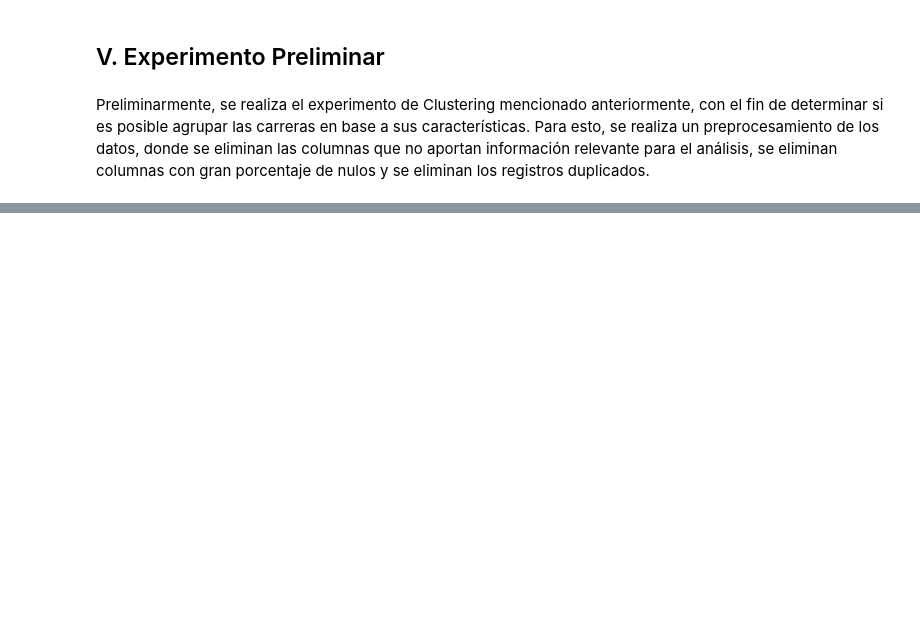
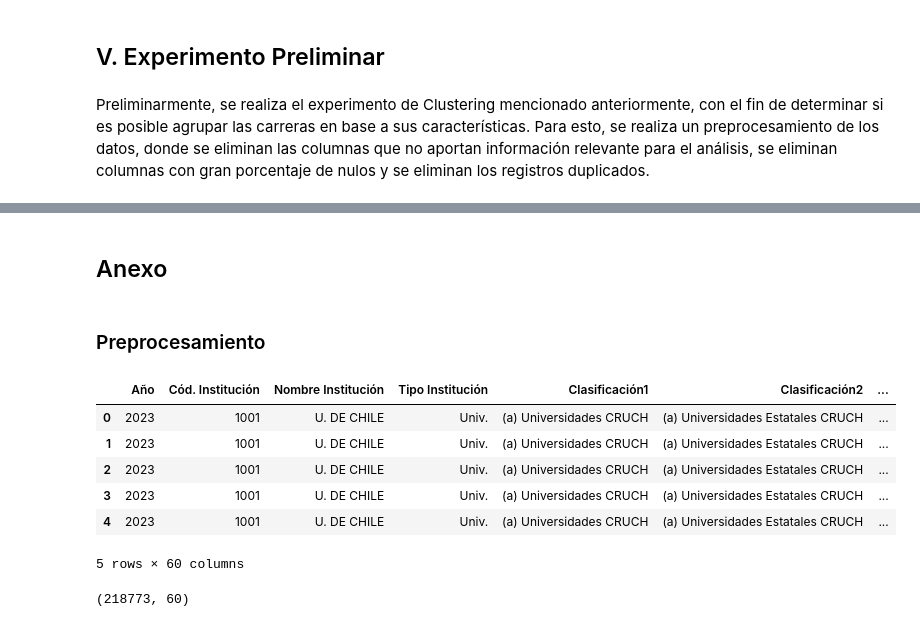
Before and after one commit to pabloskewes/proyecto-mineria-de-datos, a Jupyter notebook: hito2/informe.ipynb, the cells around one changed output, grey strips where cells are left out. Cells and saved outputs as stored; diff of their text form; code cells hidden in the pictures; blank space fills up the shorter version.

```diff
--- a/hito2/informe.ipynb
+++ b/hito2/informe.ipynb
@@ -130,0 +136,4 @@ Por lo tanto, se propone realizar un nuevo preprocesamiento de los datos, elimin
+# %% [markdown]
+## Anexo
+# %% [markdown]
+### Preprocesamiento
@@ -130,0 +143,7 @@ Por lo tanto, se propone realizar un nuevo preprocesamiento de los datos, elimin
+# %%
+# importar datos de la carpeta data
+DATA_DIR = Path("./data").resolve()
+
+df = pd.read_excel(
+    "./data/base_indices_2005-2023.xlsx", sheet_name="BaseINDICES_2005_2023"
+)
@@ -130,0 +153,14 @@ Por lo tanto, se propone realizar un nuevo preprocesamiento de los datos, elimin
+# %%
+df.head()
+# %% [output]
+|  | Año | Cód. Institución | Nombre Institución | Tipo Institución | Clasificación1 | Clasificación2 | ... |
+| 0 | 2023 | 1001 | U. DE CHILE | Univ. | (a) Universidades CRUCH | (a) Universidades Estatales CRUCH | ... |
+| 1 | 2023 | 1001 | U. DE CHILE | Univ. | (a) Universidades CRUCH | (a) Universidades Estatales CRUCH | ... |
+| 2 | 2023 | 1001 | U. DE CHILE | Univ. | (a) Universidades CRUCH | (a) Universidades Estatales CRUCH | ... |
+| 3 | 2023 | 1001 | U. DE CHILE | Univ. | (a) Universidades CRUCH | (a) Universidades Estatales CRUCH | ... |
+| 4 | 2023 | 1001 | U. DE CHILE | Univ. | (a) Universidades CRUCH | (a) Universidades Estatales CRUCH | ... |
+5 rows × 60 columns
+# %%
+df.shape
+# %% [output]
+(218773, 60)
```
Also changed, not shown: parts of 39 cells of this notebook, 2 other files.
